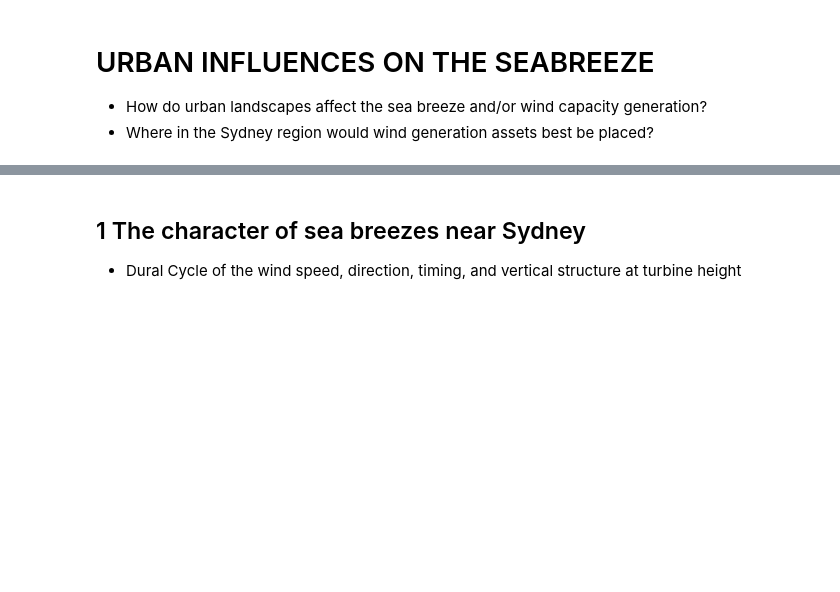
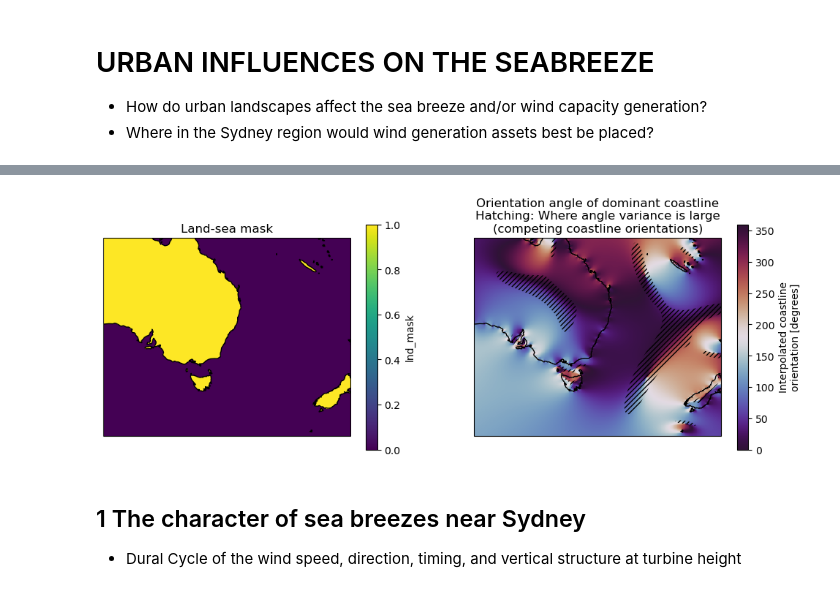
Before and after one commit to 21centuryweather/GC26_sydney_wind, a Jupyter notebook: Seabreeze.ipynb, the cells around one changed output, grey strips where cells are left out. Cells and saved outputs as stored; diff of their text form; code cells hidden in the pictures; blank space fills up the shorter version.

Commit message:
adding calculation of coastline angle

```diff
--- a/Seabreeze.ipynb
+++ b/Seabreeze.ipynb
@@ -9,0 +60,9 @@
+# %%
+#Time bounds for a single case (using 8 hours of data)
+t1 = "2016-01-06 05:00"
+t2 = "2016-01-06 12:00"
+
+#Lat lon and height bounds (Perth, Australia). Height bounds chosen approximately as the typical maximum extent of the PBL
+lat_slice = slice(-51.48,-16.389999)
+lon_slice = slice(129.179993,173.069992)
+# hgt_slice = slice(0,4500)
@@ -9,0 +117,11 @@
+# %%
+#Load land sea mask
+orog, lsm = load_static('SY_djf','SY_11p1','CTRL',lon_slice,lat_slice)
+
+#Compute coastline angles
+angle_ds = load_model_data.get_coastline_angle_kernel(
+    lsm,
+    R=4,
+    latlon_chunk_size=8,
+    compute=True,
+    smooth=False)
@@ -10,3 +139,17 @@
+# %%
+#Plot the model land sea mask and coastline angles
+plt.figure(figsize=[12,4])
+ax = plt.subplot(1,2,1,projection=ccrs.PlateCarree())
+lsm.plot()
+ax.coastlines()
+plt.title("Land-sea mask")
+ax = plt.subplot(1,2,2,projection=ccrs.PlateCarree())
+angle_ds.angle_interp.plot(cmap="twilight_shifted",vmin=0,vmax=360)
+xr.plot.contourf(angle_ds.variance_interp,levels=[0.,0.5],hatches=["","/////"],colors="none",add_colorbar=False)
+ax.coastlines()
+plt.title("Orientation angle of dominant coastline\nHatching: Where angle variance is large\n(competing coastline orientations)");
+# %% [output]
+[figure, added]
 # %% [markdown]
 ## 1 The character of sea breezes near Sydney
 - Dural Cycle of the wind speed, direction, timing, and vertical structure at turbine height
```
Also changed, not shown: parts of 9 cells of this notebook.
